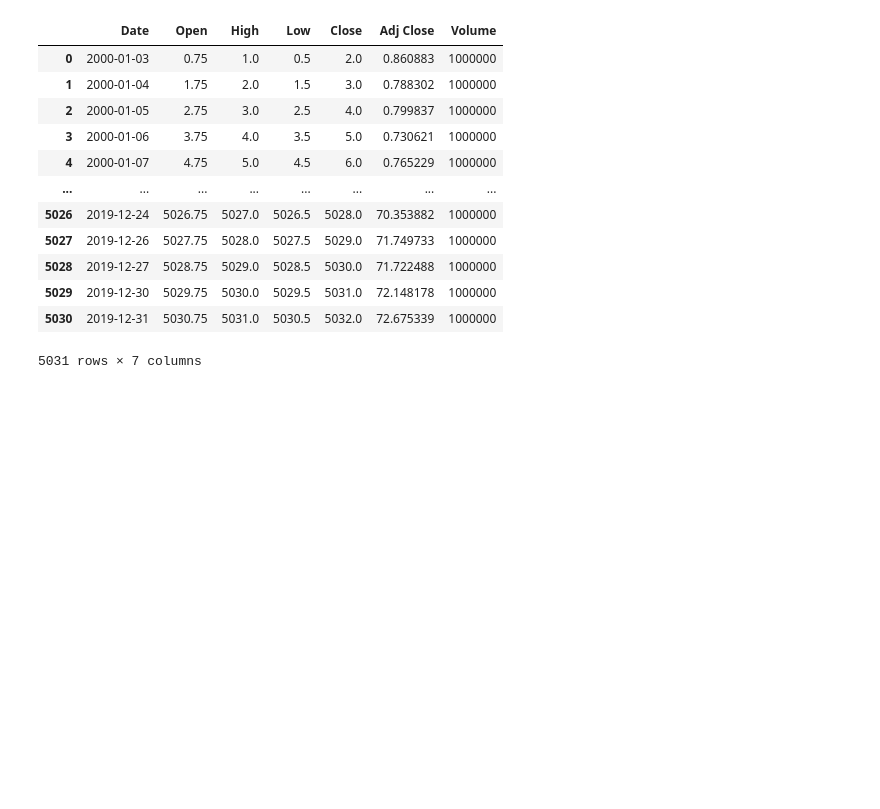
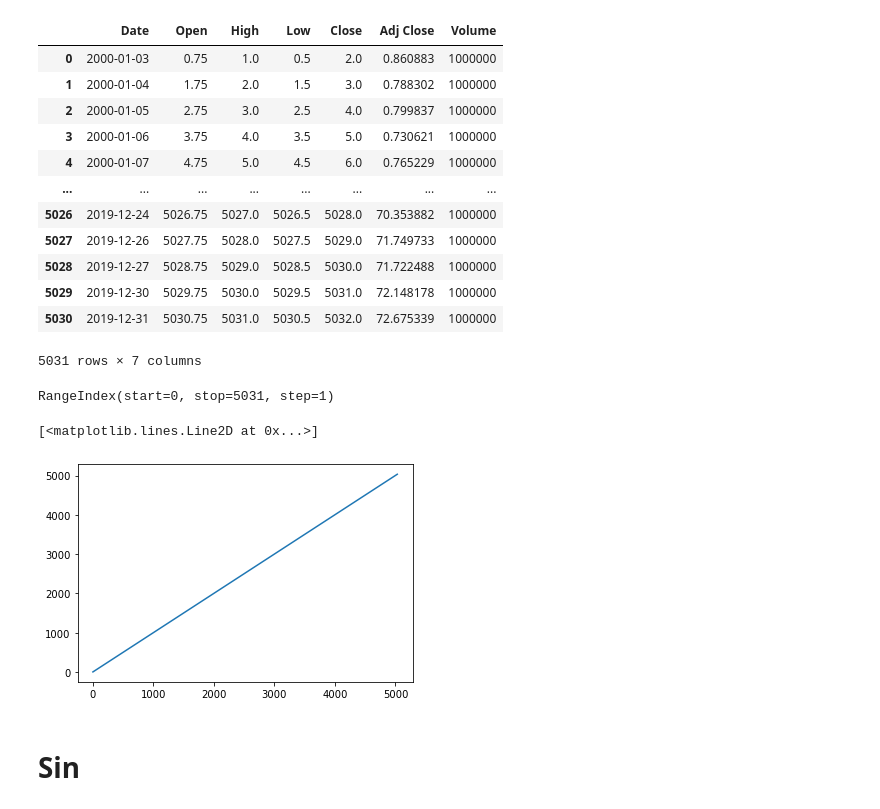
Before and after one commit to lucaswehmuth/rl-investing, a Jupyter notebook: data/3-ArtificialData.ipynb, the cells around one changed output. Cells and saved outputs as stored; diff of their text form; code cells hidden in the pictures; blank space fills up the shorter version.

```diff
--- a/data/3-ArtificialData.ipynb
+++ b/data/3-ArtificialData.ipynb
@@ -45,3 +49,14 @@ with open(filename, 'w', newline='') as file:
     writer.writerow(["date", "open", "high", "low", "close", "volume"])
     writer.writerows(zip(data.Date, data.Open, data.High, data.Low, data.Close, data.Volume))
     file.close()
+# %%
+data.index
+# %% [output]
+RangeIndex(start=0, stop=5031, step=1)
+# %%
+plt.plot(data.index, data.Close)
+# %% [output]
+[<matplotlib.lines.Line2D at 0x...>]
+[figure, added]
+# %% [markdown]
+# Sin
```
Also changed, not shown: parts of 13 cells of this notebook, 6 other files.
